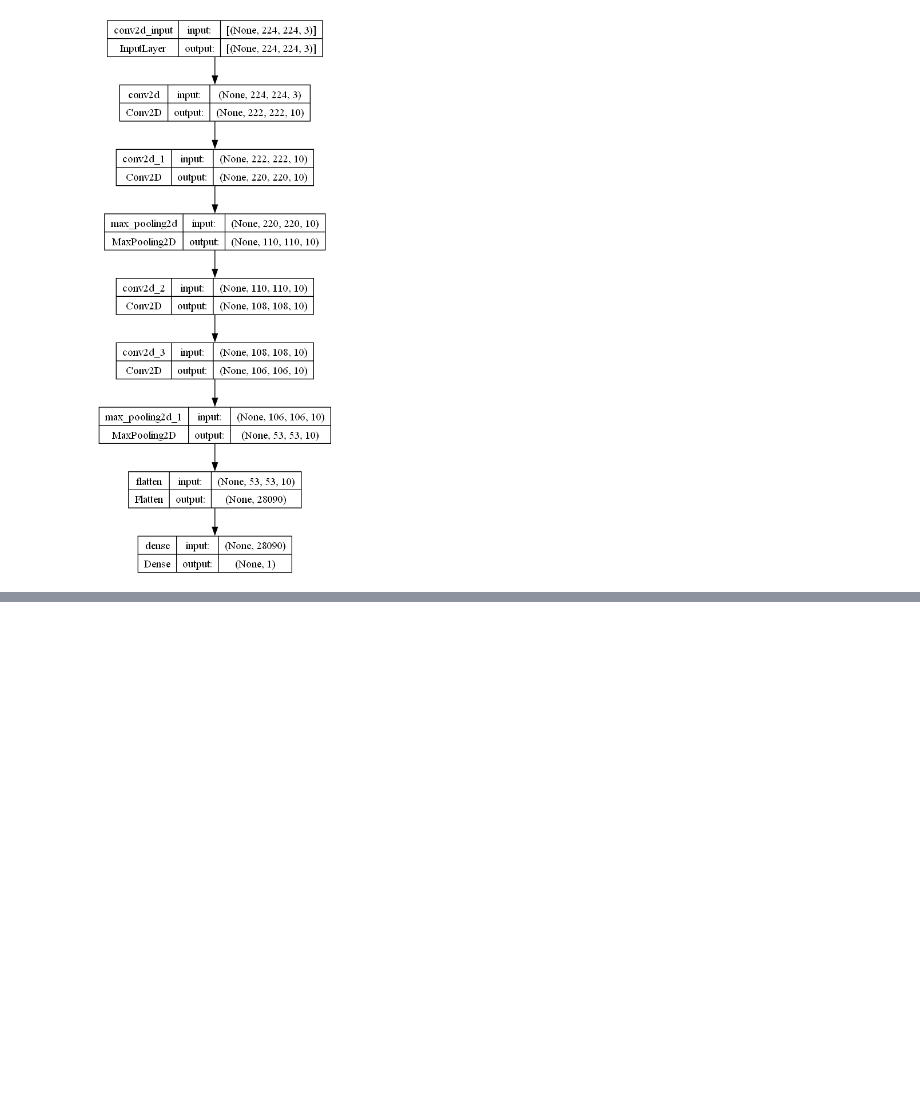
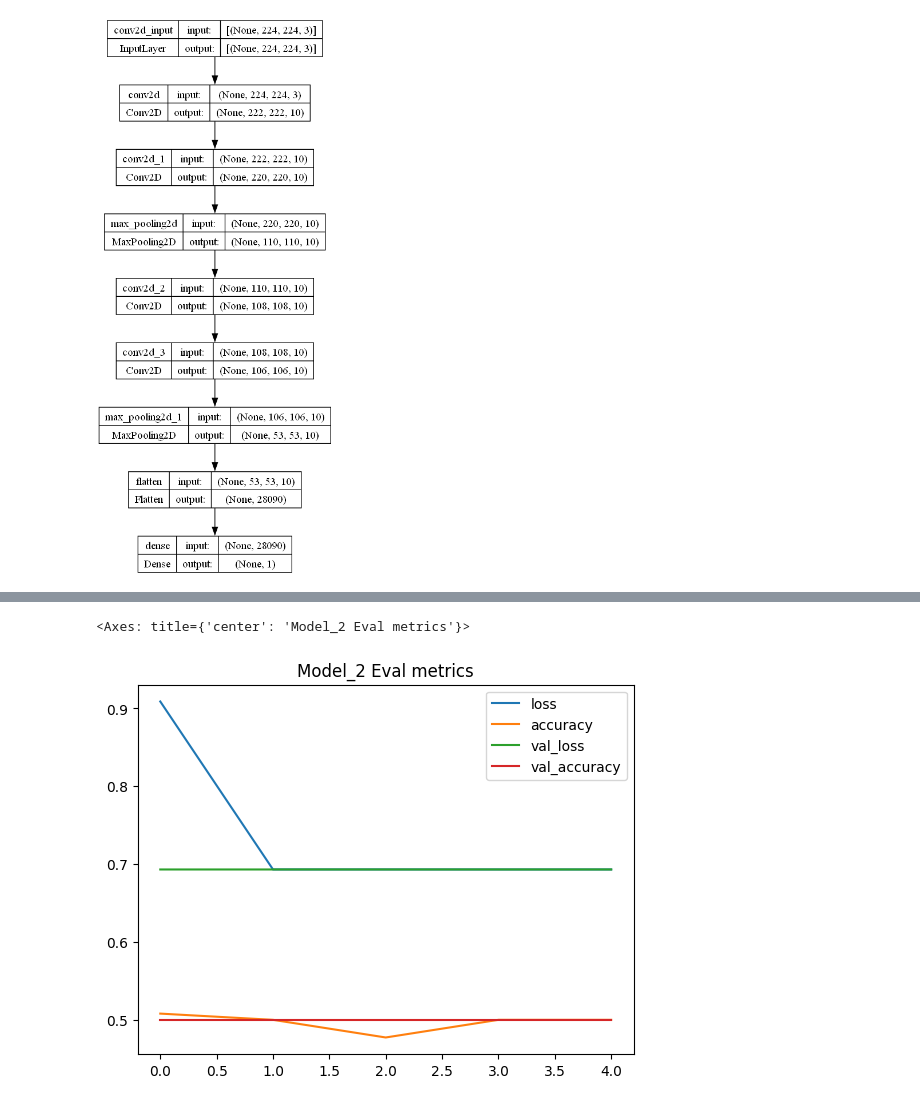
Before and after one commit to saipraneethamvudutha/TensorFlow-Daniel-Brouke, a Jupyter notebook: 03_Convolutional_neural_networks_in_tensorflow.ipynb, the cells around one changed output, grey strips where cells are left out. Drawn from its saved outputs; the diff is of its cells as text; code cells hidden in the pictures; blank space fills up the shorter version.

Commit message:
Created non-CNN model and comapared both CNN and non-CNN models for image data

```diff
--- a/03_Convolutional_neural_networks_in_tensorflow.ipynb
+++ b/03_Convolutional_neural_networks_in_tensorflow.ipynb
@@ -292,0 +300,20 @@ pd.DataFrame(history_1.history).plot(title="Evaluation Metrics")
+# %%
+# Set the random seed
+tf.random.set_seed(42)
+
+# Create a model to replicate the Tensorflow Playground model
+model_2=tf.keras.Sequential([
+    tf.keras.layers.Flatten(input_shape=(224,224,3)),
+    tf.keras.layers.Dense(4,activation="relu"),
+    tf.keras.layers.Dense(4,activation="relu"),
+    tf.keras.layers.Dense(1,activation="sigmoid")
+])
+
+# Compile the model
+model_2.compile(loss="binary_crossentropy",
+                optimizer=tf.keras.optimizers.Adam(),
+                metrics=["accuracy"]
+                )
+
+# Fit the model
+history_2=model_2.fit(train_data,epochs=5,steps_per_epoch=len(train_data),validation_data=valid_data,validation_steps=len(valid_data))
@@ -292,0 +331,5 @@ pd.DataFrame(history_1.history).plot(title="Evaluation Metrics")
+# %%
+pd.DataFrame(history_2.history).plot(title="Model_2 Eval metrics")
+# %% [output]
+<Axes: title={'center': 'Model_2 Eval metrics'}>
+[figure, added]
```
Also changed, not shown: parts of 18 cells of this notebook, 1 other file.
